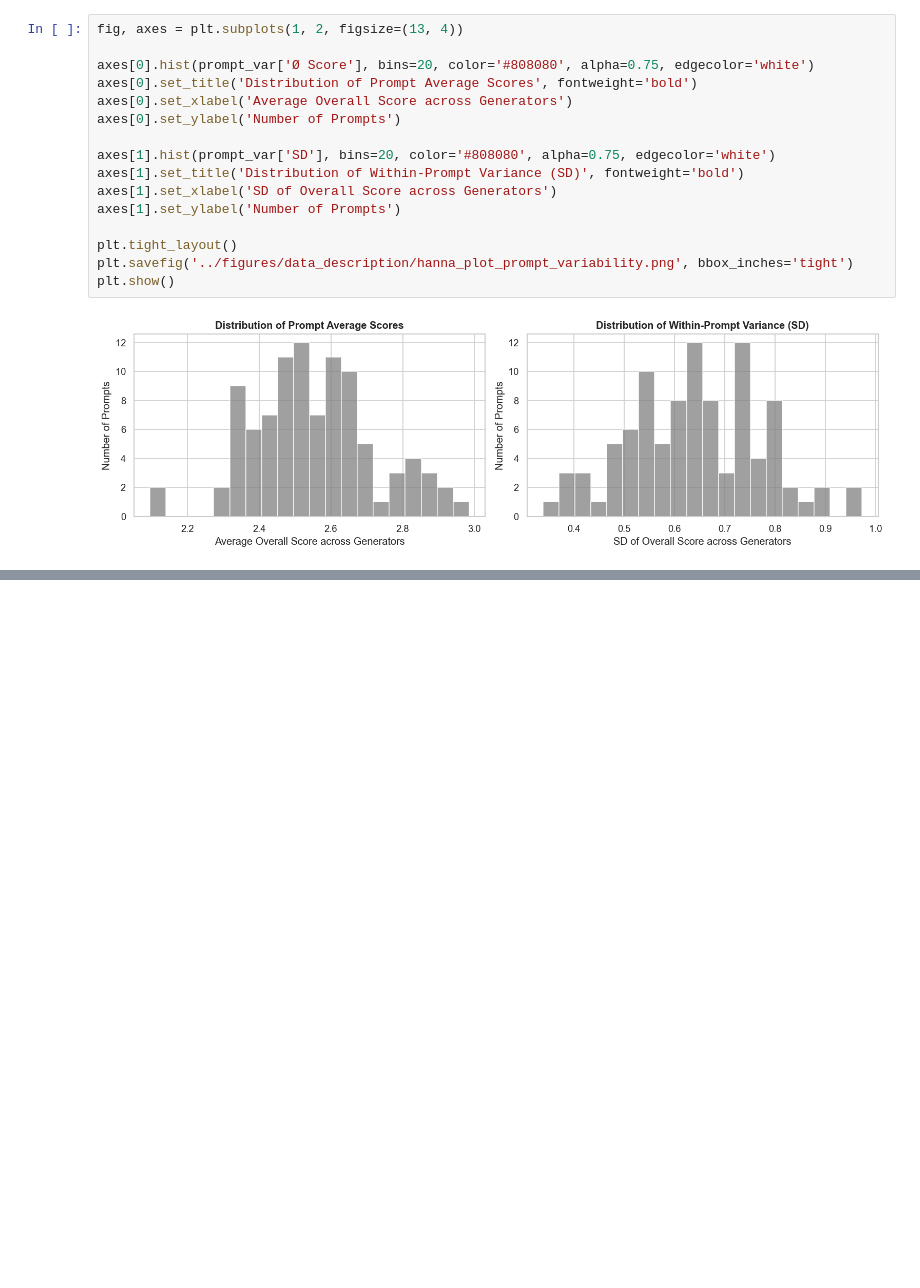
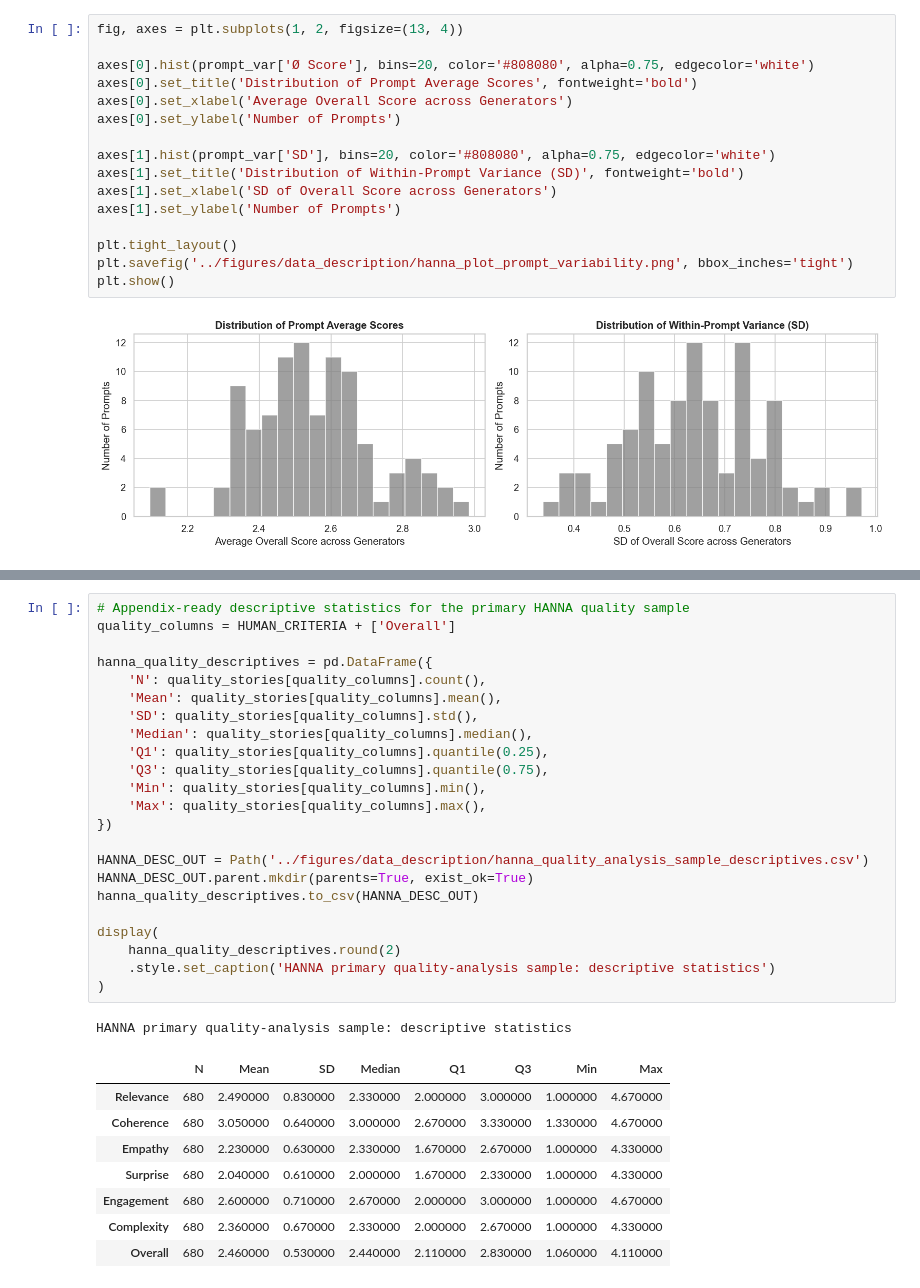
Before and after one commit to thwinner/llm-linguistic-diversity, a Jupyter notebook: data_description/descriptive_analysis_hanna.ipynb, the cells around one changed output, grey strips where cells are left out. Drawn from its saved outputs; the diff is of its cells as text; blank space fills up the shorter version.

```diff
--- a/data_description/descriptive_analysis_hanna.ipynb
+++ b/data_description/descriptive_analysis_hanna.ipynb
@@ -300,0 +325,33 @@ plt.show()
+# %%
+# Appendix-ready descriptive statistics for the primary HANNA quality sample
+quality_columns = HUMAN_CRITERIA + ['Overall']
+
+hanna_quality_descriptives = pd.DataFrame({
+    'N': quality_stories[quality_columns].count(),
+    'Mean': quality_stories[quality_columns].mean(),
+    'SD': quality_stories[quality_columns].std(),
+    'Median': quality_stories[quality_columns].median(),
+    'Q1': quality_stories[quality_columns].quantile(0.25),
+    'Q3': quality_stories[quality_columns].quantile(0.75),
+    'Min': quality_stories[quality_columns].min(),
+    'Max': quality_stories[quality_columns].max(),
+})
+
+HANNA_DESC_OUT = Path('../figures/data_description/hanna_quality_analysis_sample_descriptives.csv')
+HANNA_DESC_OUT.parent.mkdir(parents=True, exist_ok=True)
+hanna_quality_descriptives.to_csv(HANNA_DESC_OUT)
+
+display(
+    hanna_quality_descriptives.round(2)
+    .style.set_caption('HANNA primary quality-analysis sample: descriptive statistics')
+)
+# %% [output]
+HANNA primary quality-analysis sample: descriptive statistics
+|  | N | Mean | SD | Median | Q1 | Q3 | Min | Max |
+| Relevance | 680 | 2.490000 | 0.830000 | 2.330000 | 2.000000 | 3.000000 | 1.000000 | 4.670000 |
+| Coherence | 680 | 3.050000 | 0.640000 | 3.000000 | 2.670000 | 3.330000 | 1.330000 | 4.670000 |
+| Empathy | 680 | 2.230000 | 0.630000 | 2.330000 | 1.670000 | 2.670000 | 1.000000 | 4.330000 |
+| Surprise | 680 | 2.040000 | 0.610000 | 2.000000 | 1.670000 | 2.330000 | 1.000000 | 4.330000 |
+| Engagement | 680 | 2.600000 | 0.710000 | 2.670000 | 2.000000 | 3.000000 | 1.000000 | 4.670000 |
+| Complexity | 680 | 2.360000 | 0.670000 | 2.330000 | 2.000000 | 2.670000 | 1.000000 | 4.330000 |
+| Overall | 680 | 2.460000 | 0.530000 | 2.440000 | 2.110000 | 2.830000 | 1.060000 | 4.110000 |
```
Also changed, not shown: parts of 3 cells of this notebook, 35 other files.
